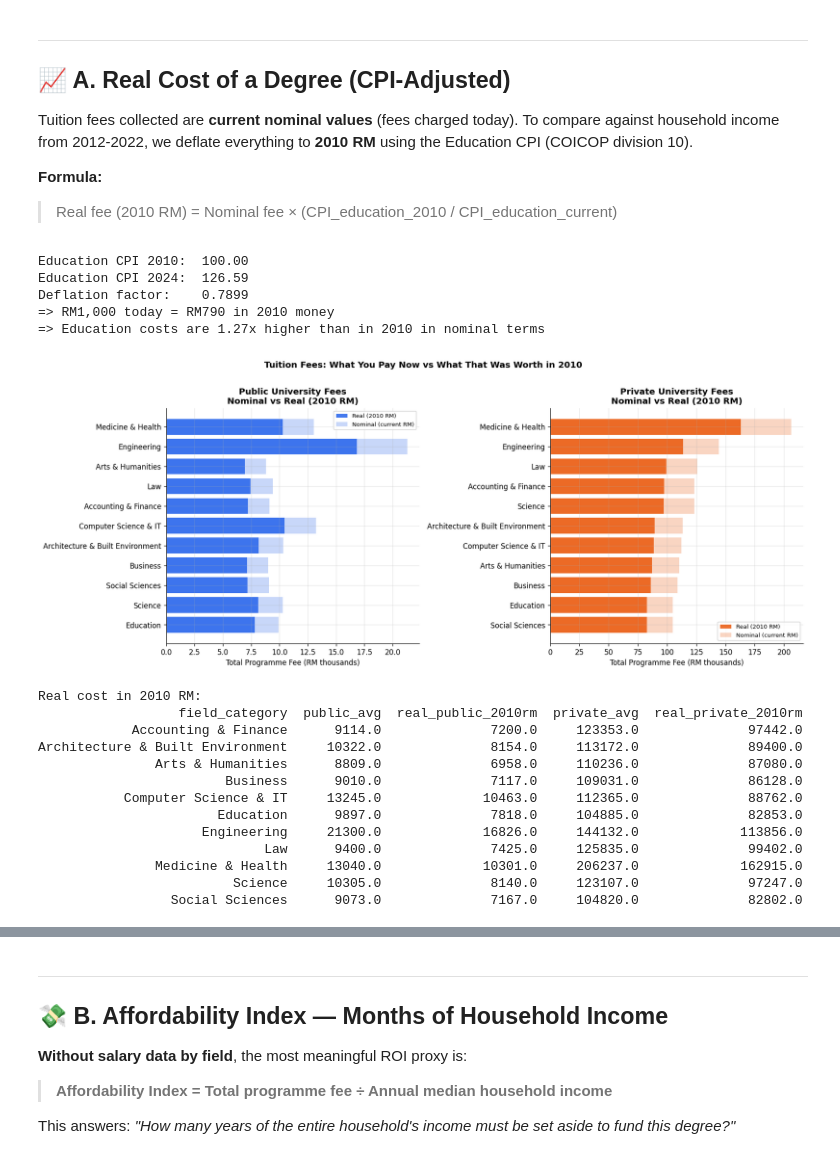
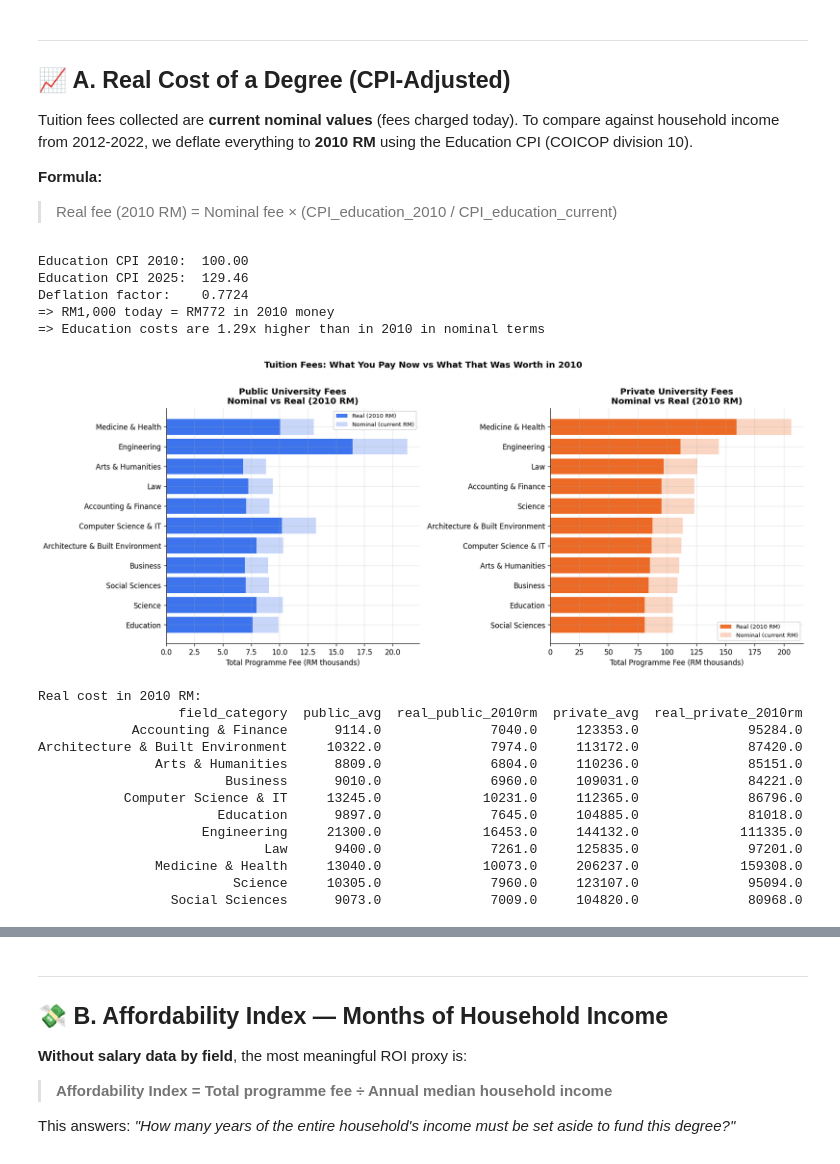
Before and after one commit to lloonnn/EduNilai, a Jupyter notebook: notebook/04_analysis.ipynb, the cells around one changed output, grey strips where cells are left out. Cells and saved outputs as stored; diff of their text form; code cells hidden in the pictures.

```diff
--- a/notebook/04_analysis.ipynb
+++ b/notebook/04_analysis.ipynb
@@ -100,72 +100,72 @@ To compare against household income from 2012-2022, we deflate everything to **2
 # %%
 # ── A1: Deflation factor — how much has education inflation eroded RM? ─
 cpi_edu_2010   = CPI_BASE_EDU
-cpi_edu_latest = cpi_edu[cpi_edu['date'].dt.year == 2024]['index'].values[0]
-deflation_2024 = cpi_edu_2010 / cpi_edu_latest
+cpi_edu_latest = cpi_edu[cpi_edu['date'].dt.year == 2025]['index'].values[0]
+deflation_2025 = cpi_edu_2010 / cpi_edu_latest
 
 print(f"Education CPI 2010:  {cpi_edu_2010:.2f}")
-print(f"Education CPI 2024:  {cpi_edu_latest:.2f}")
-print(f"Deflation factor:    {deflation_2024:.4f}")
-print(f"=> RM1,000 today = RM{deflation_2024*1000:.0f} in 2010 money")
+print(f"Education CPI 2025:  {cpi_edu_latest:.2f}")
+print(f"Deflation factor:    {deflation_2025:.4f}")
+print(f"=> RM1,000 today = RM{deflation_2025*1000:.0f} in 2010 money")
 print(f"=> Education costs are {cpi_edu_latest/cpi_edu_2010:.2f}x higher than in 2010 in nominal terms")
 # %% [output]
 Education CPI 2010:  100.00
-Education CPI 2024:  126.59
-Deflation factor:    0.7899
-=> RM1,000 today = RM790 in 2010 money
-=> Education costs are 1.27x higher than in 2010 in nominal terms
+Education CPI 2025:  129.46
+Deflation factor:    0.7724
+=> RM1,000 today = RM772 in 2010 money
+=> Education costs are 1.29x higher than in 2010 in nominal terms
 # %%
 # ── A2: Real fees by field (2010 RM) ─────────────────────────────────
-fees_mean['real_public_2010rm']  = fees_mean['public_avg']  * deflation_2024
-fees_mean['real_private_2010rm'] = fees_mean['private_avg'] * deflation_2024
-fees_mean['real_overall_2010rm'] = fees_mean['Overall_Mean_RM'] * deflation_2024
+fees_mean['real_public_2010rm']  = fees_mean['public_avg']  * deflation_2025
+fees_mean['real_private_2010rm'] = fees_mean['private_avg'] * deflation_2025
+fees_mean['real_overall_2010rm'] = fees_mean['Overall_Mean_RM'] * deflation_2025
 
 fig, axes = plt.subplots(1, 2, figsize=(15, 6))
 
 df_plot = fees_mean.sort_values('Overall_Mean_RM', ascending=True)
 
 # Left: public real cost
 axes[0].barh(df_plot['field_category'], df_plot['real_public_2010rm'] / 1000,
              color=BLUE, alpha=0.85, label='Real (2010 RM)')
 axes[0].barh(df_plot['field_category'], df_plot['public_avg'] / 1000,
              color=BLUE, alpha=0.25, label='Nominal (current RM)')
 axes[0].set_xlabel('Total Programme Fee (RM thousands)')
 axes[0].set_title('Public University Fees\nNominal vs Real (2010 RM)', fontweight='bold')
 axes[0].legend(fontsize=8)
 
 # Right: private real cost
 df_priv = fees_mean.dropna(subset=['private_avg']).sort_values('private_avg', ascending=True)
 axes[1].barh(df_priv['field_category'], df_priv['real_private_2010rm'] / 1000,
              color=ORANGE, alpha=0.85, label='Real (2010 RM)')
 axes[1].barh(df_priv['field_category'], df_priv['private_avg'] / 1000,
              color=ORANGE, alpha=0.25, label='Nominal (current RM)')
 axes[1].set_xlabel('Total Programme Fee (RM thousands)')
 axes[1].set_title('Private University Fees\nNominal vs Real (2010 RM)', fontweight='bold')
 axes[1].legend(fontsize=8)
 
 plt.suptitle('Tuition Fees: What You Pay Now vs What That Was Worth in 2010',
              fontweight='bold', y=1.01)
 plt.tight_layout()
 plt.show()
 
 print("\nReal cost in 2010 RM:")
 print(fees_mean[['field_category','public_avg','real_public_2010rm',
                  'private_avg','real_private_2010rm']].round(0).to_string(index=False))
 # %% [output]
-[figure, old version]
+[figure, new version]
 Real cost in 2010 RM:
                   field_category  public_avg  real_public_2010rm  private_avg  real_private_2010rm
-            Accounting & Finance      9114.0              7200.0     123353.0              97442.0
-Architecture & Built Environment     10322.0              8154.0     113172.0              89400.0
-               Arts & Humanities      8809.0              6958.0     110236.0              87080.0
-                        Business      9010.0              7117.0     109031.0              86128.0
-           Computer Science & IT     13245.0             10463.0     112365.0              88762.0
-                       Education      9897.0              7818.0     104885.0              82853.0
-                     Engineering     21300.0             16826.0     144132.0             113856.0
-                             Law      9400.0              7425.0     125835.0              99402.0
-               Medicine & Health     13040.0             10301.0     206237.0             162915.0
-                         Science     10305.0              8140.0     123107.0              97247.0
-                 Social Sciences      9073.0              7167.0     104820.0              82802.0
+            Accounting & Finance      9114.0              7040.0     123353.0              95284.0
+Architecture & Built Environment     10322.0              7974.0     113172.0              87420.0
+               Arts & Humanities      8809.0              6804.0     110236.0              85151.0
+                        Business      9010.0              6960.0     109031.0              84221.0
+           Computer Science & IT     13245.0             10231.0     112365.0              86796.0
+                       Education      9897.0              7645.0     104885.0              81018.0
+                     Engineering     21300.0             16453.0     144132.0             111335.0
+                             Law      9400.0              7261.0     125835.0              97201.0
+               Medicine & Health     13040.0             10073.0     206237.0             159308.0
+                         Science     10305.0              7960.0     123107.0              95094.0
+                 Social Sciences      9073.0              7009.0     104820.0              80968.0
 # %%
 # ── A3: Education CPI vs Overall CPI vs Household Income growth ───────
 # Index everything to 2010 = 100 for fair comparison
```
Also changed, not shown: parts of 1 cell of this notebook, 52 other files.
